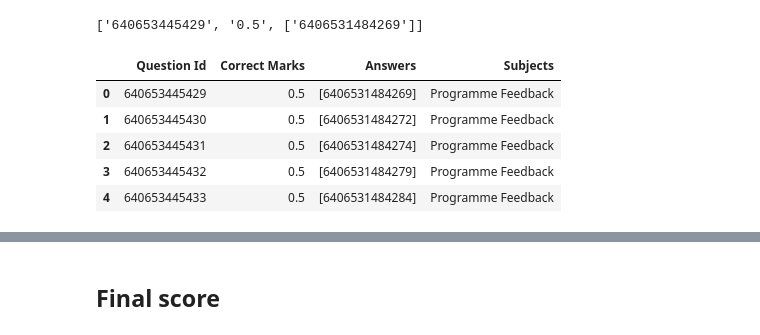
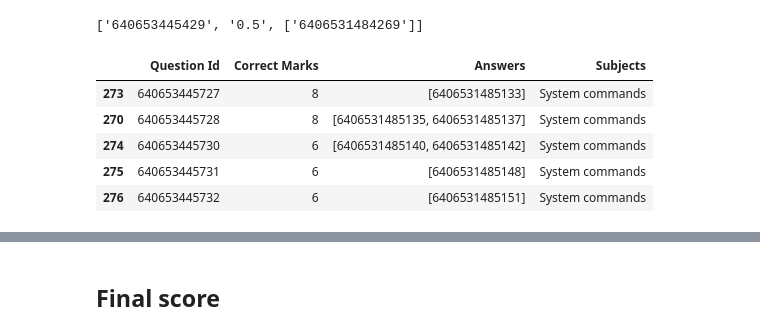
Before and after one commit to hem436/Student-s-Autograder, a Jupyter notebook: Autograder.ipynb, the cells around one changed output, grey strips where cells are left out. Cells and saved outputs as stored; diff of their text form; code cells hidden in the pictures.

Commit message:
Fixed issues
by not using tabula.
temporary fix to new format answer of subject "Programme Feedback" by striping subject head length.

```diff
--- a/Autograder.ipynb
+++ b/Autograder.ipynb
@@ -120,0 +52,11 @@ myans
+# %%
+rpdf_df=PdfFileReader(resp_pdf.value)
+# %%
+#Updated response pdf reading method from tabula to raw
+myans=[]
+for i in range(rpdf_df.getNumPages()):
+    myans+=(rpdf_df.pages[i].extractText().split("\n"))
+myans=myans[myans.index("Question ID"):]
+myans=pd.DataFrame(np.vstack((myans[2::2],myans[3::2])).T,columns=[myans[0],myans[1]])
+myans["Question ID"]=myans["Question ID"].apply(int)
+myans
@@ -277,13 +237,13 @@ df[1]
 # %%
 df2=pd.DataFrame(df[1:],columns=df[0])
 df2[file_qid]=df2[file_qid].apply(int)
-df2["Subjects"]=np.array(s_head)
+df2["Subjects"]=np.array(s_head[-df2.shape[0]:])
 df2=df2.sort_values([file_qid])
-df2.head()
+df2.tail()
 # %% [output]
 |  | Question Id | Correct Marks | Answers | Subjects |
-| 0 | 640653445429 | 0.5 | [6406531484269] | Programme Feedback |
-| 1 | 640653445430 | 0.5 | [6406531484272] | Programme Feedback |
-| 2 | 640653445431 | 0.5 | [6406531484274] | Programme Feedback |
-| 3 | 640653445432 | 0.5 | [6406531484279] | Programme Feedback |
-| 4 | 640653445433 | 0.5 | [6406531484284] | Programme Feedback |
+| 273 | 640653445727 | 8 | [6406531485133] | System commands |
+| 270 | 640653445728 | 8 | [6406531485135, 6406531485137] | System commands |
+| 274 | 640653445730 | 6 | [6406531485140, 6406531485142] | System commands |
+| 275 | 640653445731 | 6 | [6406531485148] | System commands |
+| 276 | 640653445732 | 6 | [6406531485151] | System commands |
```
Also changed, not shown: parts of 24 cells of this notebook.
